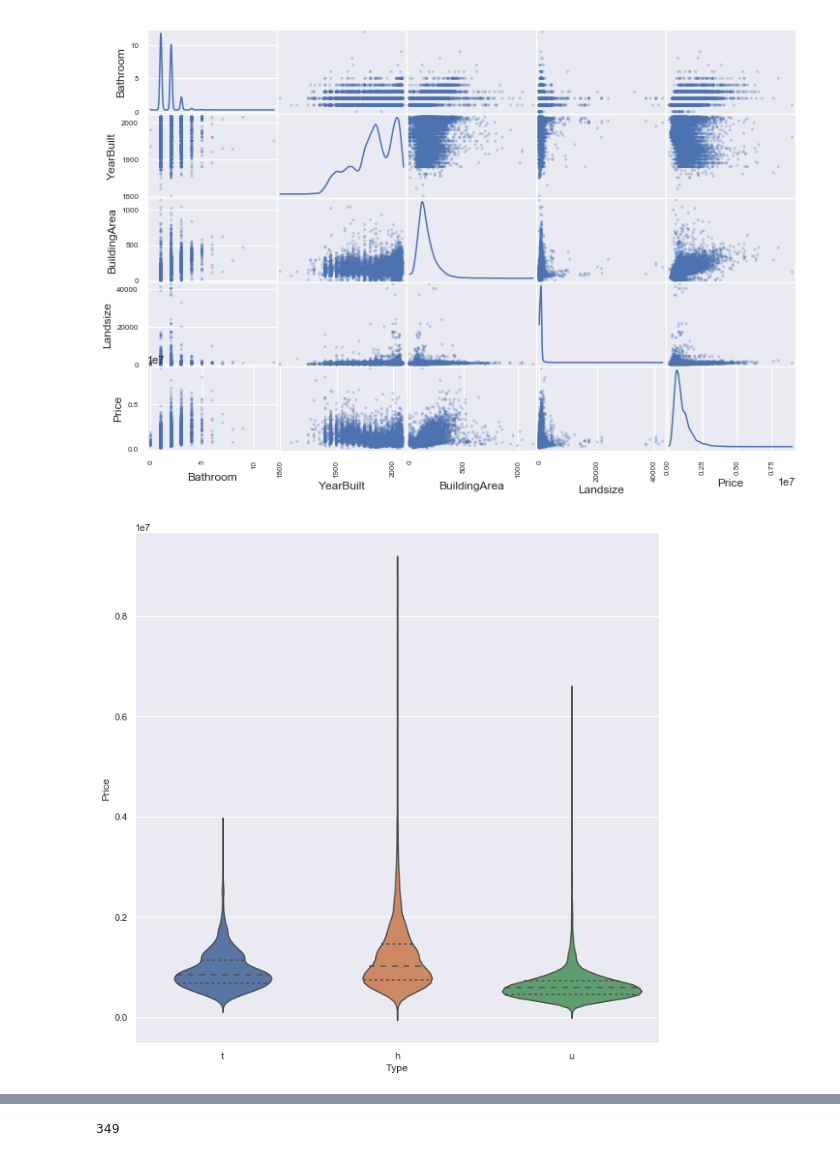
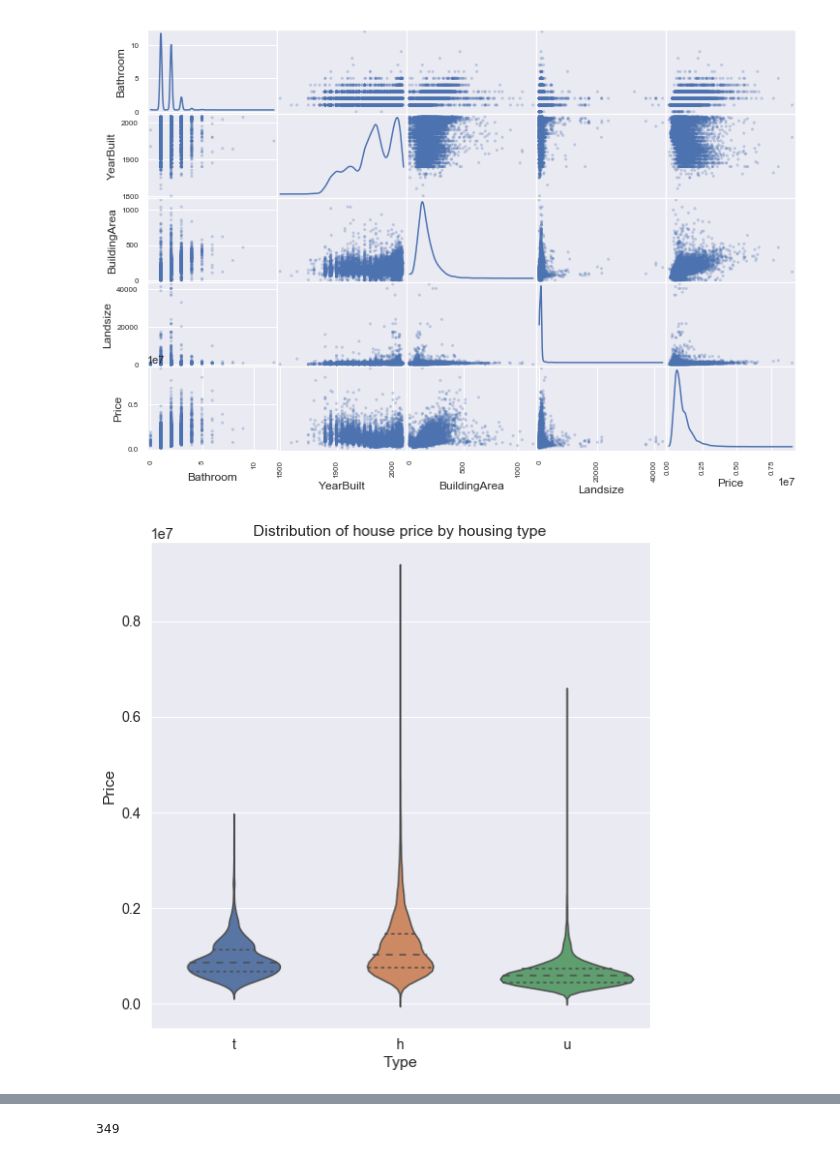
Before and after one commit to drewlehe/Capstone, a Jupyter notebook: Melbourne PCA, GMM Clustering and Classification of Suburbs.ipynb, the cells around one changed output, grey strips where cells are left out. Saved outputs shown, nothing was run; the diff lists cells and outputs as text; code cells hidden in the pictures.

```diff
--- a/Melbourne PCA, GMM Clustering and Classification of Suburbs.ipynb
+++ b/Melbourne PCA, GMM Clustering and Classification of Suburbs.ipynb
@@ -16,7 +13,7 @@ import pandas as pd
 import numpy as np
 import matplotlib.pyplot as plt
 import seaborn as sns
-sns.set(style='darkgrid')
+sns.set(style='darkgrid', font_scale=1.3)
 %matplotlib inline
 # %%
 df=pd.read_csv('Melbourne_housing.csv')
@@ -47,10 +44,12 @@ pd.plotting.scatter_matrix(df[['Bathroom','YearBuilt', 'BuildingArea','Landsize'
 # %%
 df2=df[['Price','Type', 'Distance']]
 df2=df2.dropna()
-plt.figure(figsize=(11,11))
+plt.figure(figsize=(9,9))
 sns.violinplot(x=df2['Type'],y=df2['Price'], inner='quartile')
+plt.title("Distribution of house price by housing type")
 plt.show()
-#All types of housing are extremely right-skewed: observations are mostly at the lower end of the price, but there are
+#All types of housing are extremely right-skewed:
+#Observations are mostly at the lower end of the price, but there are enough that I won't omit them.
 # %% [output]
-[figure, old version]
+[figure, new version]
 # %%
```
Also changed, not shown: parts of 24 cells of this notebook, 1 other file.
